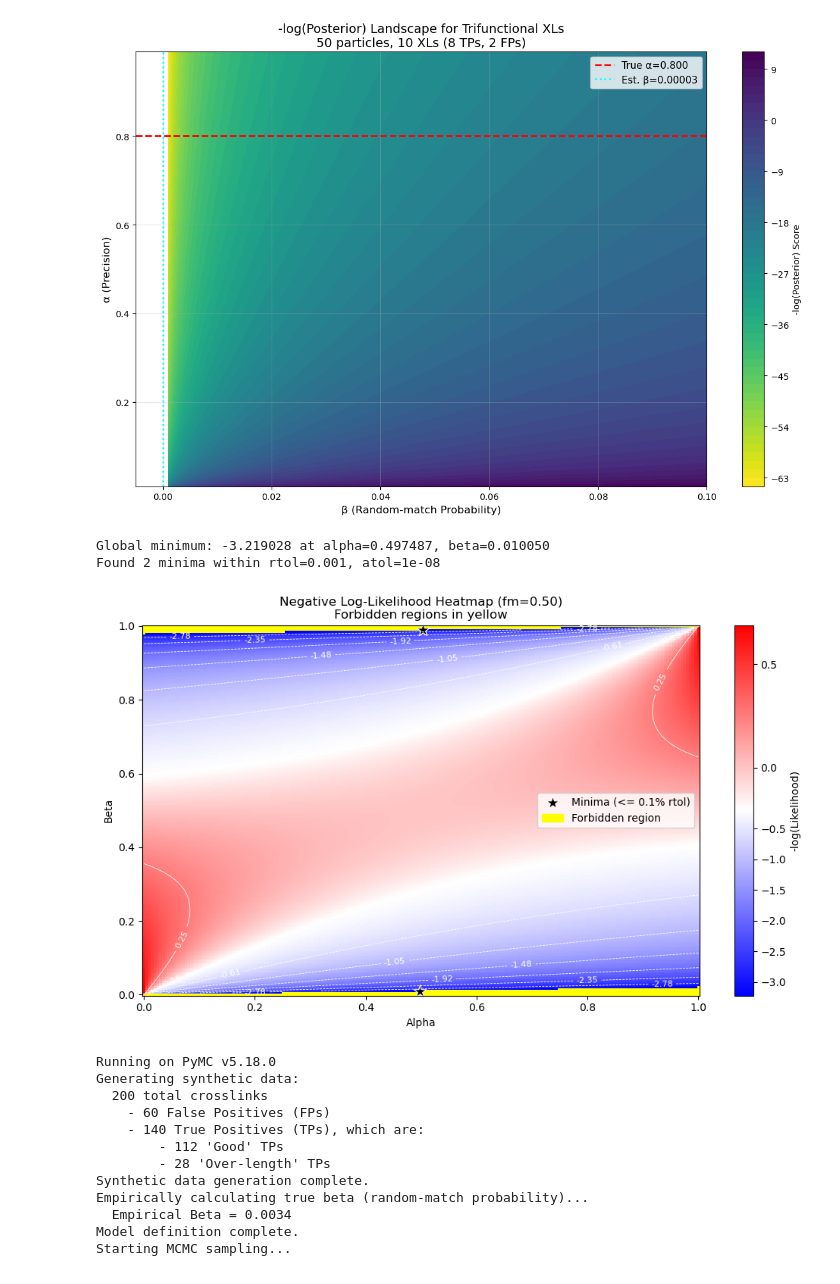
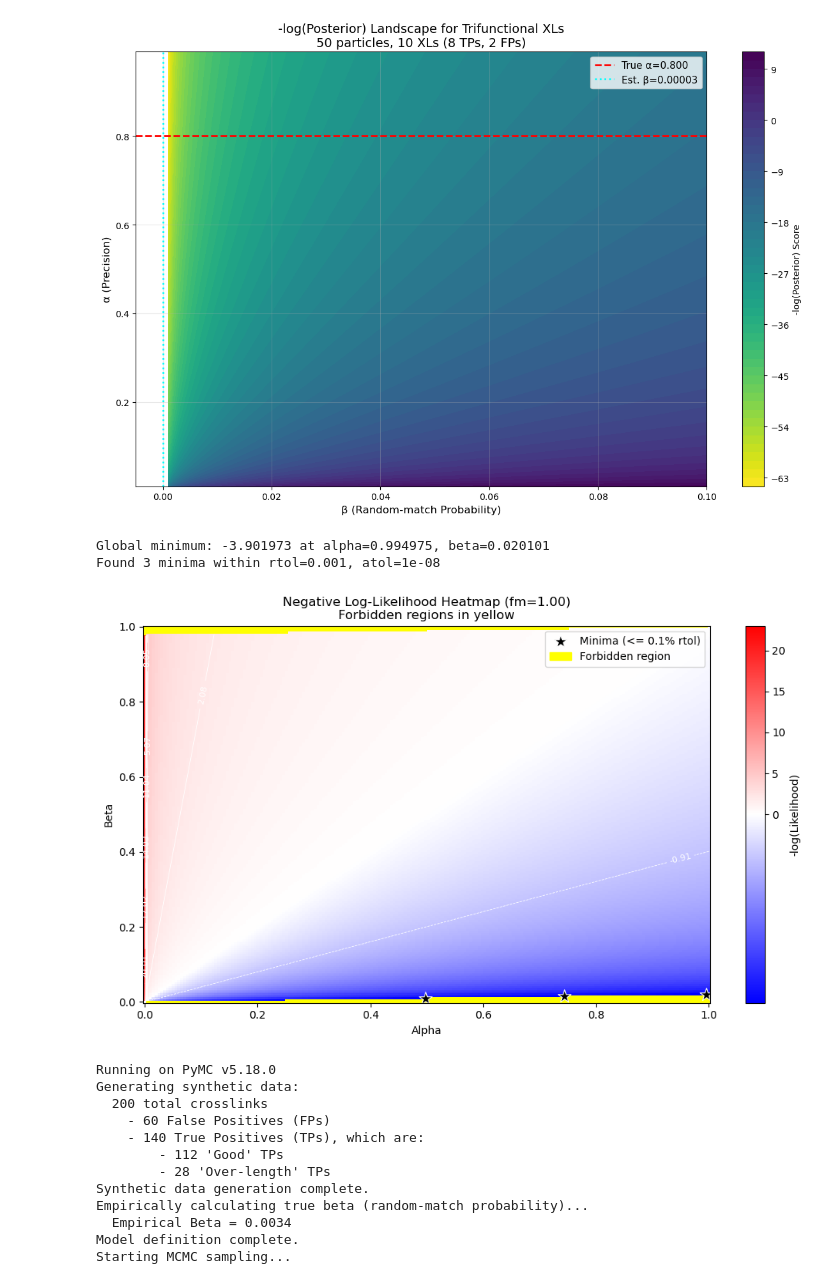
Before and after one commit to sreeganb/tri-center-xls, a Jupyter notebook: riccardo_isotonic_regression/toy_model_problem/toy_model.ipynb, the cells around one changed output. Drawn from its saved outputs; the diff is of its cells as text; code cells hidden in the pictures.

Commit message:
updating the code with some more figures and analysis

```diff
--- a/riccardo_isotonic_regression/toy_model_problem/toy_model.ipynb
+++ b/riccardo_isotonic_regression/toy_model_problem/toy_model.ipynb
@@ -200,30 +200,10 @@ def likelihood(fm, alpha, beta):
 
 '''
 We do not know the true positives here.
-Check the limits, lets say the forward model is 0.0, meaning the probability of true positive is 0.0
-then plot the alpha vs beta -log(likelihood landscape)
-'''
-# ...existing code...
-# More 2D plots to analyze the effect of alpha and beta on the scoring function
-# First define some of the system parameters
-n_lysines = 100
-n_lysine_pairs = n_lysines * (n_lysines - 1) // 2
-n_lysine_triplets = n_lysines * (n_lysines - 1) * (n_lysines - 2) // 6
-n_xls_observed = 100
-
-def likelihood(fm, alpha, beta):
-    prob_true = fm
-    prob_false = 1 - fm
-    likelihood_value = (alpha / beta) * prob_true + ((1 - alpha) / (1 - beta)) * prob_false
-    nll = -np.log(likelihood_value + 1e-300)  # negative log-likelihood (lower is better)
-    return nll
-
-'''
-We do not know the true positives here.
 Check the limits; set a forward model fm between 0 and 1 and
 plot the alpha vs beta -log(likelihood) landscape.
 '''
-fmod = 0.5
+fmod = 1.0
 alpha_vals = np.linspace(1e-10, 1.0 - 1e-10, 200)
 beta_vals  = np.linspace(1.0 - 1e-10, 1e-10, 200)
 
@@ -286,36 +266,36 @@ mesh = plt.pcolormesh(alpha_vals, beta_vals, Z, cmap=cmap, norm=norm, shading='a
 # Add contours over valid regions
 if Z.size:
     levels = np.linspace(vmin, vmax, 10)
     cs = plt.contour(alpha_vals, beta_vals, Z.filled(np.nan), levels=levels, colors='white', linewidths=0.6)
     plt.clabel(cs, inline=True, fontsize=8, fmt='%.2f')
 
 # Mark all minima
 min_handle = None
 if minima_idx.size > 0:
     min_alphas = alpha_vals[minima_idx[:, 1]]
     min_betas  = beta_vals[minima_idx[:, 0]]
     min_handle = plt.scatter(min_alphas, min_betas, marker='*', color='black', s=160,
                              edgecolors='white', linewidth=0.8,
                              label=f"Minima (<= {minima_rtol*100:.1f}% rtol)")
 
 plt.ylabel('Beta')
 plt.xlabel('Alpha')
 plt.title(f'Negative Log-Likelihood Heatmap (fm={fmod:.2f})\nForbidden regions in yellow')
 plt.colorbar(mesh, label='-log(Likelihood)')
 
 # Legend entries
 forbidden_patch = mpatches.Patch(color='yellow', label='Forbidden region')
 handles = [forbidden_patch]
 if min_handle is not None:
     handles.insert(0, min_handle)
 plt.legend(handles=handles, loc='best')
 
 plt.tight_layout()
 plt.show()
 # %% [output]
-Global minimum: -3.219028 at alpha=0.497487, beta=0.010050
-Found 2 minima within rtol=0.001, atol=1e-08
+Global minimum: -3.901973 at alpha=0.994975, beta=0.020101
+Found 3 minima within rtol=0.001, atol=1e-08
-[figure, old version]
+[figure, new version]
 # %%
 import pymc as pm
 import numpy as np
```
Also changed, not shown: 2 other files.
